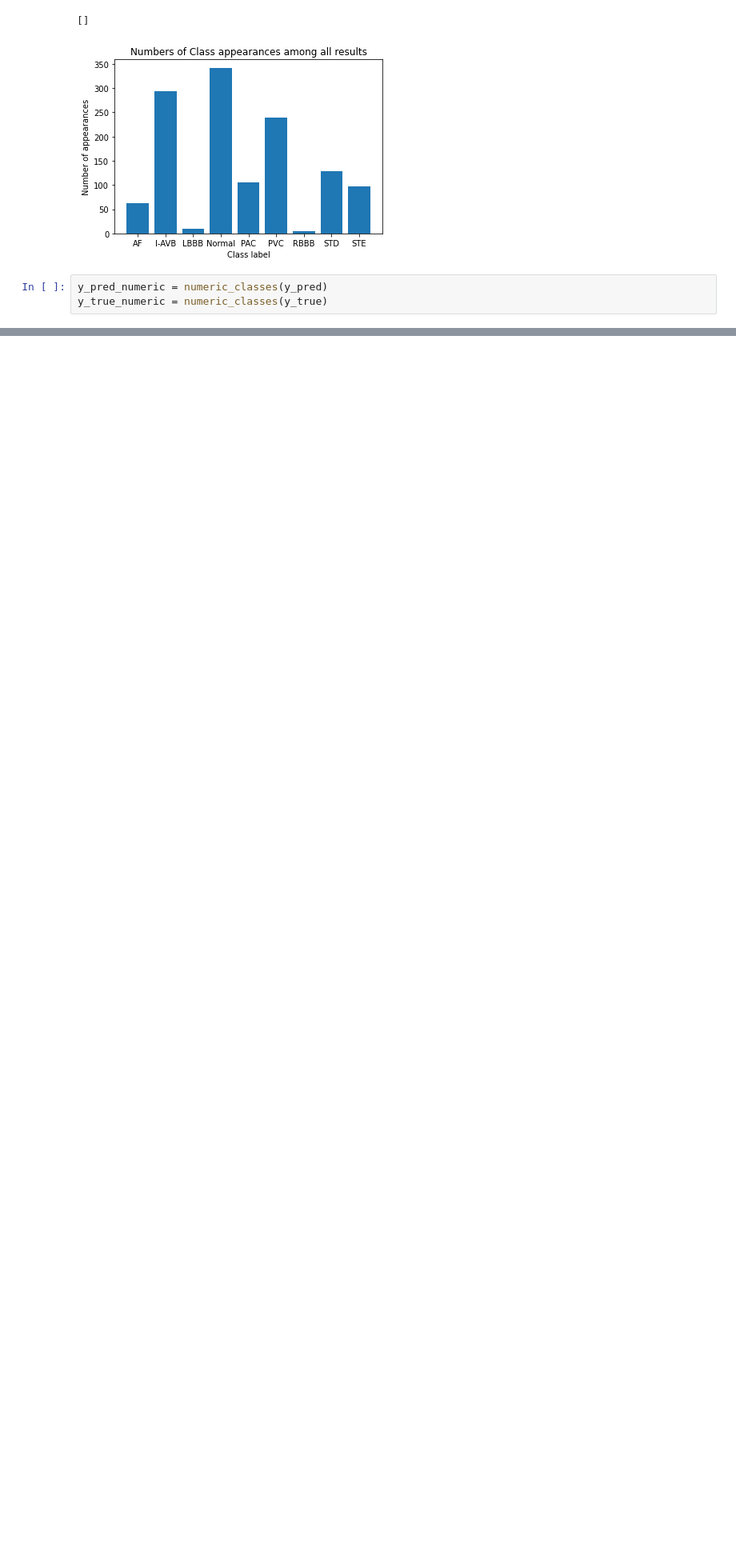
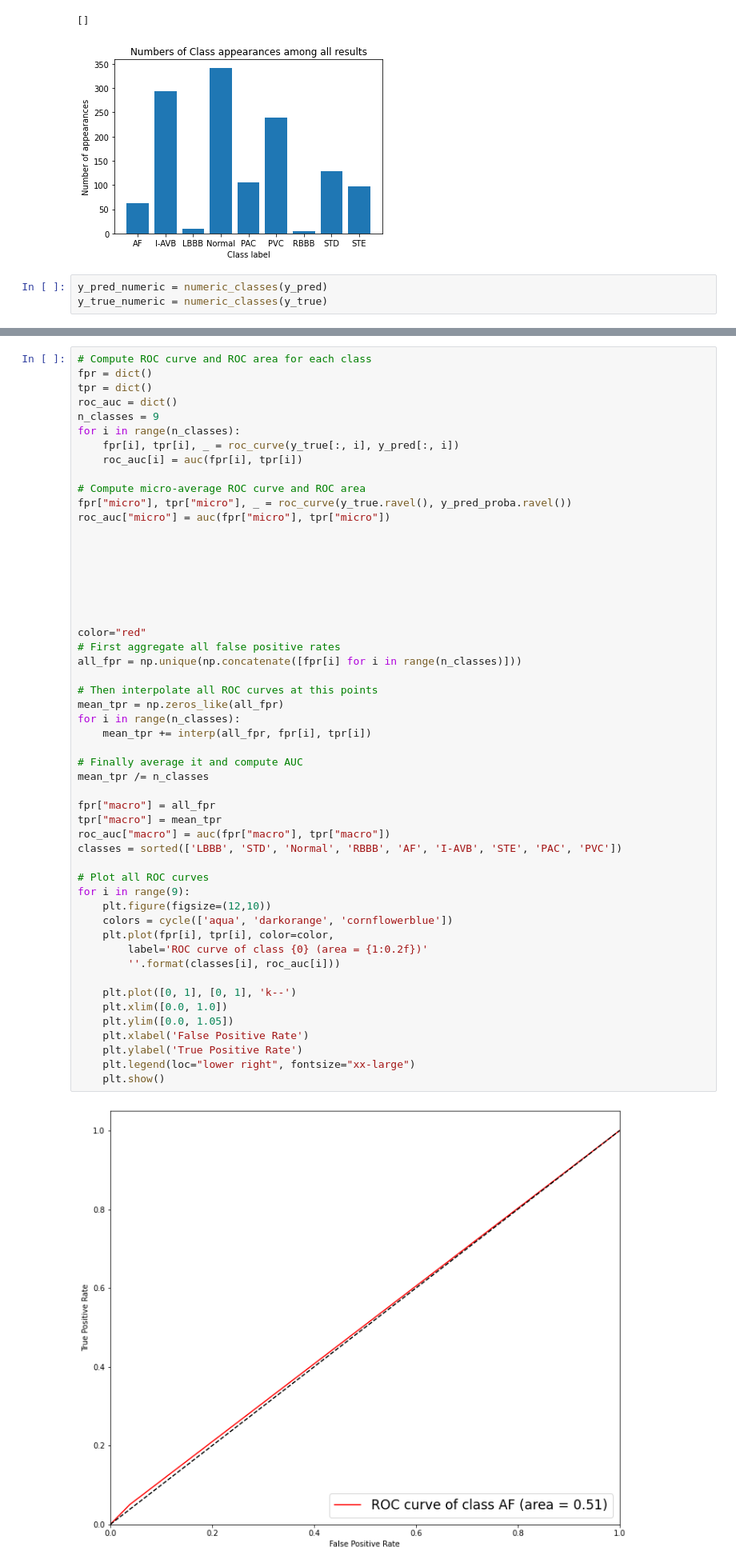
Before and after one commit to ispmor/ECG-classifier, a Jupyter notebook: Resulst_analysis_24082020.ipynb, the cells around one changed output, grey strips where cells are left out. Shown at 80% size. Cells and saved outputs as stored; diff of their text form; blank space fills up the shorter version.

```diff
--- a/Resulst_analysis_24082020.ipynb
+++ b/Resulst_analysis_24082020.ipynb
@@ -501,0 +572,54 @@ for i in range(9):
+# %%
+# Compute ROC curve and ROC area for each class
+fpr = dict()
+tpr = dict()
+roc_auc = dict()
+n_classes = 9
+for i in range(n_classes):
+    fpr[i], tpr[i], _ = roc_curve(y_true[:, i], y_pred[:, i])
+    roc_auc[i] = auc(fpr[i], tpr[i])
+
+# Compute micro-average ROC curve and ROC area
+fpr["micro"], tpr["micro"], _ = roc_curve(y_true.ravel(), y_pred_proba.ravel())
+roc_auc["micro"] = auc(fpr["micro"], tpr["micro"])
+
+
+
+
+
+
+
+color="red"
+# First aggregate all false positive rates
+all_fpr = np.unique(np.concatenate([fpr[i] for i in range(n_classes)]))
+
+# Then interpolate all ROC curves at this points
+mean_tpr = np.zeros_like(all_fpr)
+for i in range(n_classes):
+    mean_tpr += interp(all_fpr, fpr[i], tpr[i])
+
+# Finally average it and compute AUC
+mean_tpr /= n_classes
+
+fpr["macro"] = all_fpr
+tpr["macro"] = mean_tpr
+roc_auc["macro"] = auc(fpr["macro"], tpr["macro"])
+classes = sorted(['LBBB', 'STD', 'Normal', 'RBBB', 'AF', 'I-AVB', 'STE', 'PAC', 'PVC'])
+
+# Plot all ROC curves
+for i in range(9):
+    plt.figure(figsize=(12,10))
+    colors = cycle(['aqua', 'darkorange', 'cornflowerblue'])
+    plt.plot(fpr[i], tpr[i], color=color,
+        label='ROC curve of class {0} (area = {1:0.2f})'
+        ''.format(classes[i], roc_auc[i]))
+
+    plt.plot([0, 1], [0, 1], 'k--')
+    plt.xlim([0.0, 1.0])
+    plt.ylim([0.0, 1.05])
+    plt.xlabel('False Positive Rate')
+    plt.ylabel('True Positive Rate')
+    plt.legend(loc="lower right", fontsize="xx-large")
+    plt.show()
+# %% [output]
+[figure, added]
```
Also changed, not shown: parts of 6 cells of this notebook, 8 other files.
